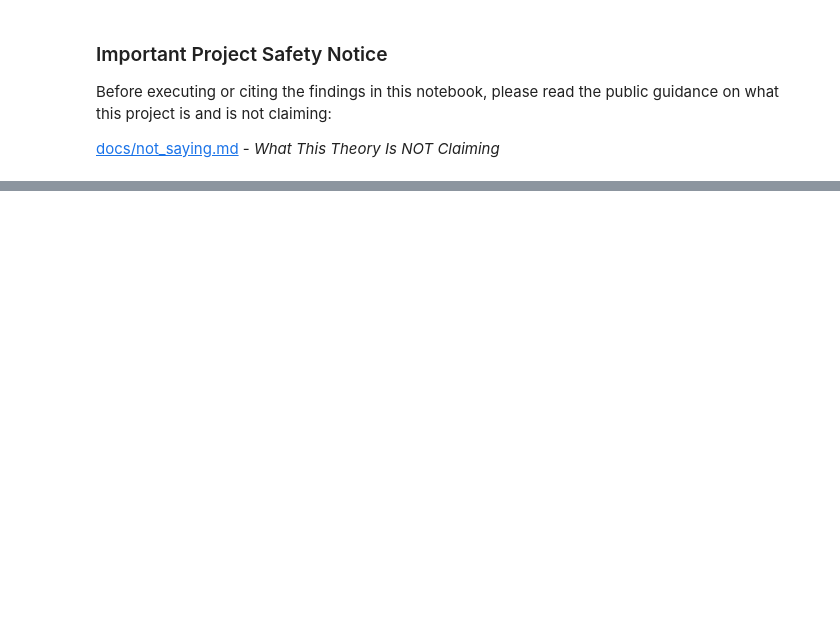
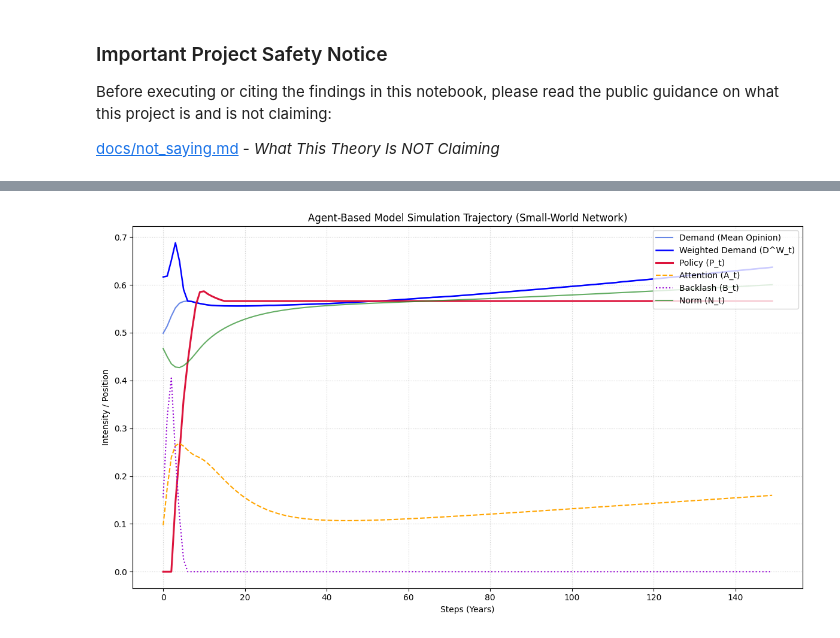
Before and after one commit to admiralorbiter/pendulum, a Jupyter notebook: notebooks/02_agent_based_model.ipynb, the cells around one changed output, grey strips where cells are left out. Saved outputs shown, nothing was run; the diff lists cells and outputs as text; code cells hidden in the pictures; blank space fills up the shorter version.

```diff
--- a/notebooks/02_agent_based_model.ipynb
+++ b/notebooks/02_agent_based_model.ipynb
@@ -32,15 +15,0 @@ class PolicyAgent(mesa.Agent):
-# %%
-class PendulumABM(mesa.Model):
-    def __init__(self, N, network_type='small_world', tolerance=0.2, tau=3, lambda_=0.3):
-        super().__init__()
-        self.num_agents = N
-        self.tolerance = tolerance
-        self.tau = tau
-        self.lambda_ = lambda_
-        self.policy = 0.0
-        # Setup agents and social network topology
-        pass
-
-    def step(self):
-        # Step model, update average opinions, calculate policy changes
-        pass
@@ -46,0 +34,31 @@ class PendulumABM(mesa.Model):
+# %%
+# Run PendulumABM for 150 steps
+np.random.seed(42)
+model = PendulumABM(N=200, network_type='small_world', tolerance=0.25, tau=3, lambda_=0.25,
+                    alpha=0.15, beta=0.05, gamma=0.15, delta=0.25, phi=0.2, nu=0.04,
+                    attention_diffusion=0.1, theta_inst=0.2, omega=3.0, kappa=0.0,
+                    theta_mean=0.8, theta_std=0.15, psi_min=0.1, psi_max=0.3, initial_policy=0.0)
+
+for _ in range(150):
+    model.step()
+
+df = model.datacollector.get_model_vars_dataframe()
+
+# Plot the results
+fig, ax = plt.subplots(figsize=(12, 7))
+ax.plot(df.index, df["Demand"], label="Demand (Mean Opinion)", color="royalblue", alpha=0.8)
+ax.plot(df.index, df["WeightedDemand"], label="Weighted Demand (D^W_t)", color="blue", linewidth=1.8)
+ax.plot(df.index, df["Policy"], label="Policy (P_t)", color="crimson", linewidth=2.2)
+ax.plot(df.index, df["Attention"], label="Attention (A_t)", color="orange", linestyle="--")
+ax.plot(df.index, df["Backlash"], label="Backlash (B_t)", color="darkviolet", linestyle=":")
+ax.plot(df.index, df["Norm"], label="Norm (N_t)", color="forestgreen", alpha=0.7)
+
+ax.set_xlabel("Steps (Years)")
+ax.set_ylabel("Intensity / Position")
+ax.set_title("Agent-Based Model Simulation Trajectory (Small-World Network)")
+ax.grid(True, linestyle=":", alpha=0.6)
+ax.legend(loc="upper right")
+plt.tight_layout()
+plt.show()
+# %% [output]
+[figure, added]
```
Also changed, not shown: parts of 11 cells of this notebook, 8 other files.
